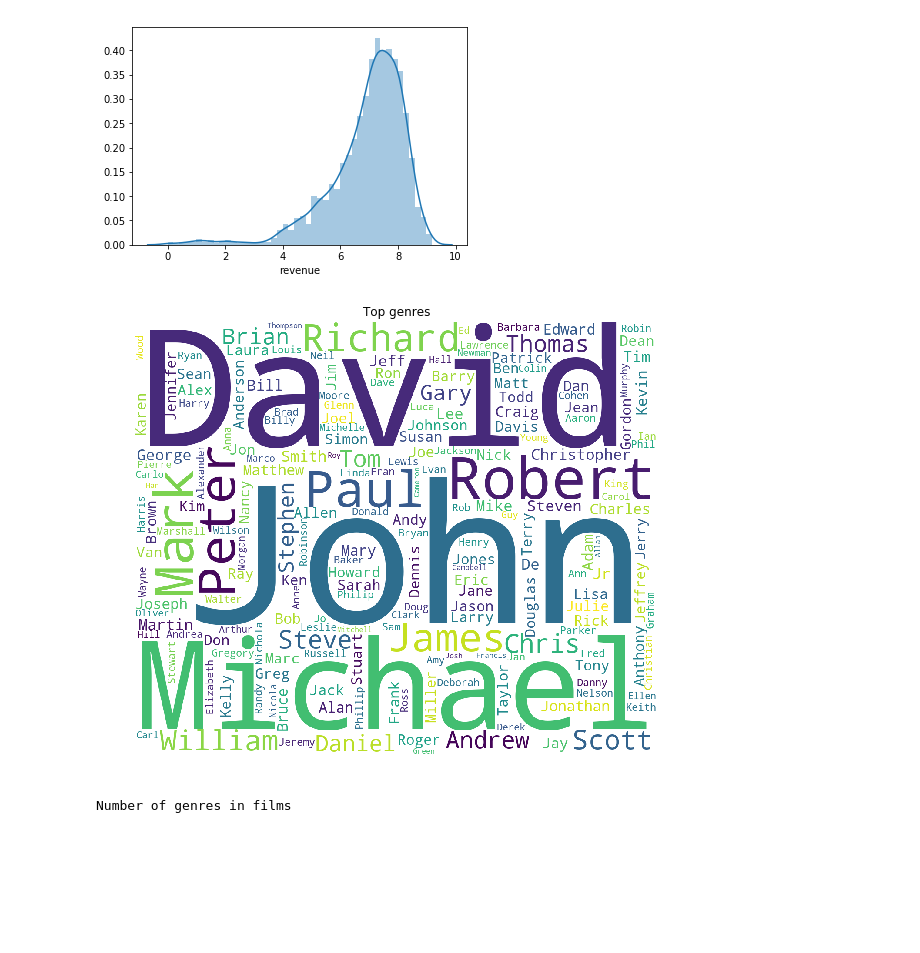
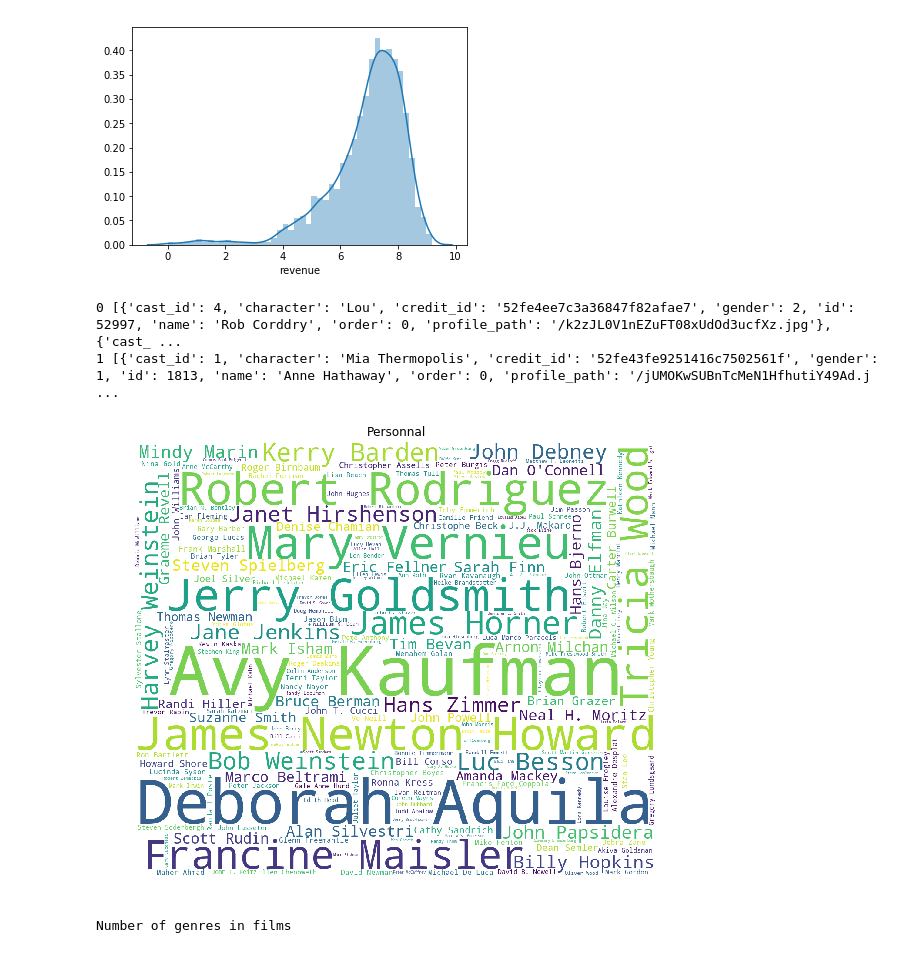
Before and after one commit to vnagapudi/W207-TMDB-Kaggle-Project, a Jupyter notebook: project_final_draft.ipynb, the cells around one changed output. Drawn from its saved outputs; the diff is of its cells as text; code cells hidden in the pictures; blank space fills up the shorter version.

```diff
--- a/project_final_draft.ipynb
+++ b/project_final_draft.ipynb
@@ -166,21 +198,26 @@ plt.show()
 # %% [output]
 [figure]
 # %%
-#for i,j in enumerate(train['crew'][:5]):
-#    print(i,j)
+for i,j in enumerate(train['cast'][:2]):
+    print(i,j)
+# %% [output]
+0 [{'cast_id': 4, 'character': 'Lou', 'credit_id': '52fe4ee7c3a36847f82afae7', 'gender': 2, 'id': 52997, 'name': 'Rob Corddry', 'order': 0, 'profile_path': '/k2zJL0V1nEZuFT08xUdOd3ucfXz.jpg'}, {'cast_ ...
+1 [{'cast_id': 1, 'character': 'Mia Thermopolis', 'credit_id': '52fe43fe9251416c7502561f', 'gender': 1, 'id': 1813, 'name': 'Anne Hathaway', 'order': 0, 'profile_path': '/jUMOKwSUBnTcMeN1HfhutiY49Ad.j ...
 # %%
-list_of_crew_names = list(train['crew'].apply(lambda x: [i['name'] for i in get_dictionary(x)] if x != {} else []).values)
+list_of_crew_names = list(train['crew'].apply(lambda x: [i['name'] for i in get_dictionary(x)
+                                                        if i['job'] != 'Director'] if x != {}
+                                               else []).values)
 # %%
 plt.figure(figsize = (12, 8))
-text = ' '.join([i for j in list_of_crew_names for i in j])
-wordcloud = WordCloud(max_font_size=None, background_color='white', collocations=False,
-                      width=1200, height=1000).generate(text)
+text=Counter([i for j in list_of_crew_names for i in j])
+wordcloud = WordCloud(max_font_size=None, background_color='white', collocations=True,
+                      width=1200, height=1000).generate_from_frequencies(text)
 plt.imshow(wordcloud)
-plt.title('Top genres')
+plt.title('Personnal')
 plt.axis("off")
 plt.show()
 # %% [output]
-[figure, old version]
+[figure, new version]
 # %%
 print('Number of genres in films')
 train['genres'].apply(lambda x: len(get_dictionary(x)) if x != {} else 0).value_counts()
```
Also changed, not shown: parts of 22 cells of this notebook.
